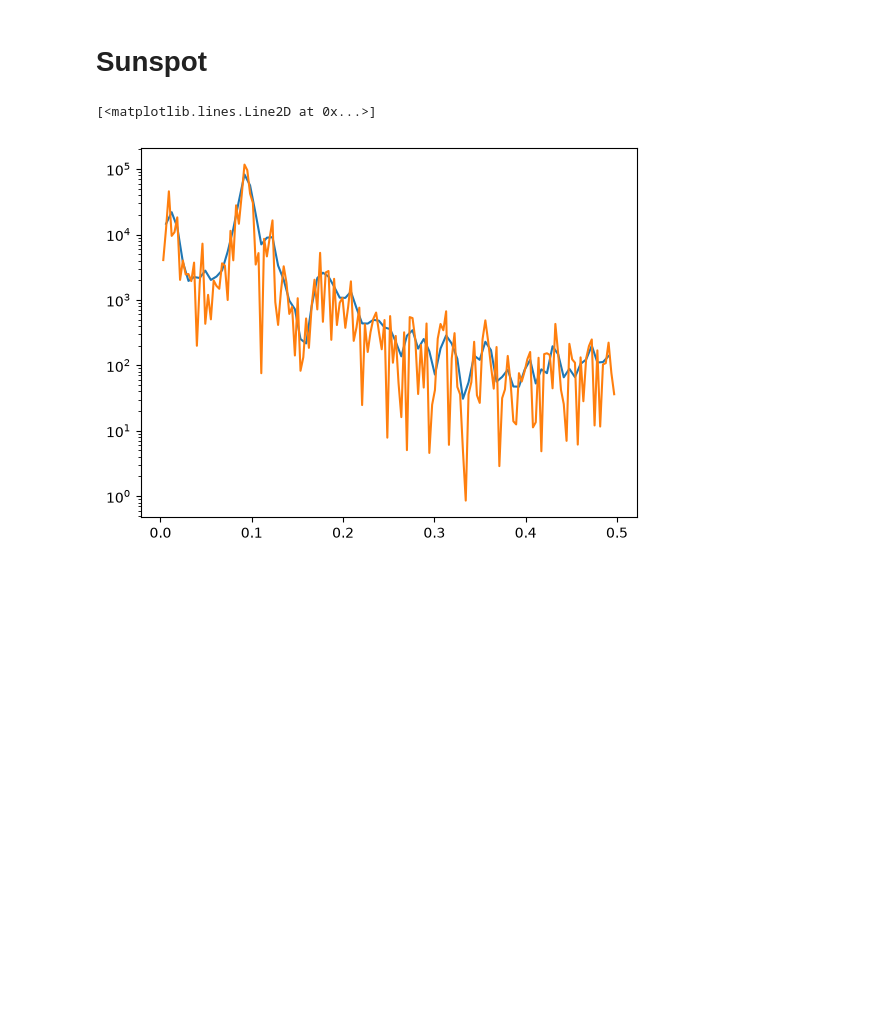
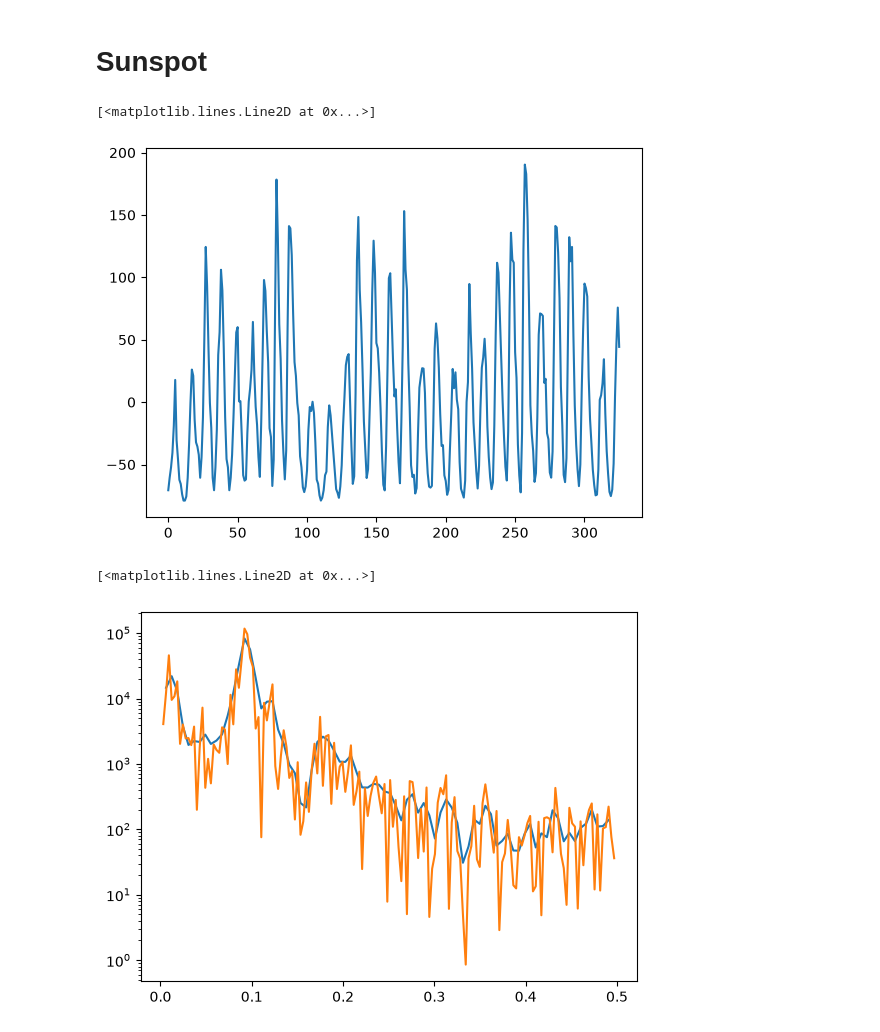
Before and after one commit to marcus-dyson/PSDebias, a Jupyter notebook: notebooks/demo.ipynb, the cells around one changed output. Cells and saved outputs as stored; diff of their text form; code cells hidden in the pictures; blank space fills up the shorter version.

```diff
--- a/notebooks/demo.ipynb
+++ b/notebooks/demo.ipynb
@@ -107,6 +107,11 @@ MSE: inf, Bias: -inf, Var: nan
 # %%
 x = np.genfromtxt("../data/SN_y_tot_V2.0.csv",delimiter=';').T[1]
 x -= np.mean(x)
+# %%
+plt.plot(x)
+# %% [output]
+[<matplotlib.lines.Line2D at 0x...>]
+[figure, added]
 # %%
 M = 3
 N = len(x)
```
Also changed, not shown: parts of 7 cells of this notebook, 16 other files.
